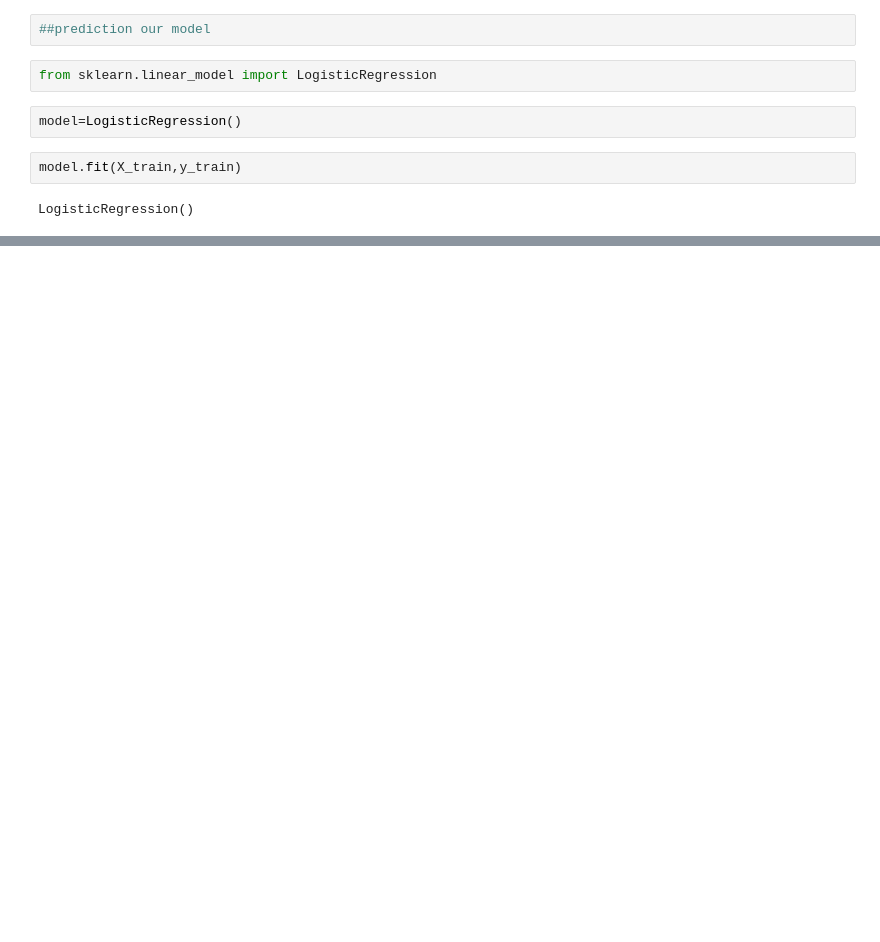
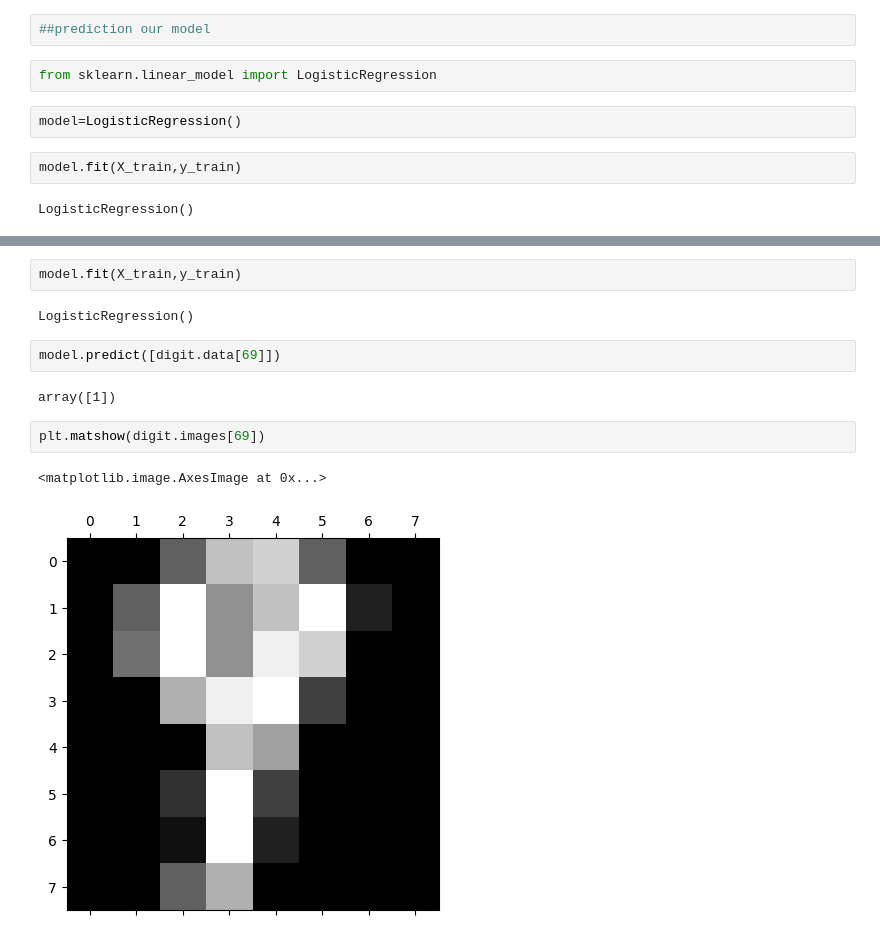
Before and after one commit to thatvivekhingu/Machine_learning, a Jupyter notebook: Logistic_Regression.ipynb, the cells around one changed output, grey strips where cells are left out. Drawn from its saved outputs; the diff is of its cells as text; blank space fills up the shorter version.

```diff
--- a/Logistic_Regression.ipynb
+++ b/Logistic_Regression.ipynb
@@ -151,0 +176,13 @@ df_with_dummies.head()
+# %%
+model.fit(X_train,y_train)
+# %% [output]
+LogisticRegression()
+# %%
+model.predict([digit.data[69]])
+# %% [output]
+array([1])
+# %%
+plt.matshow(digit.images[69])
+# %% [output]
+<matplotlib.image.AxesImage at 0x...>
+[figure, added]
```
Also changed, not shown: parts of 50 cells of this notebook.
